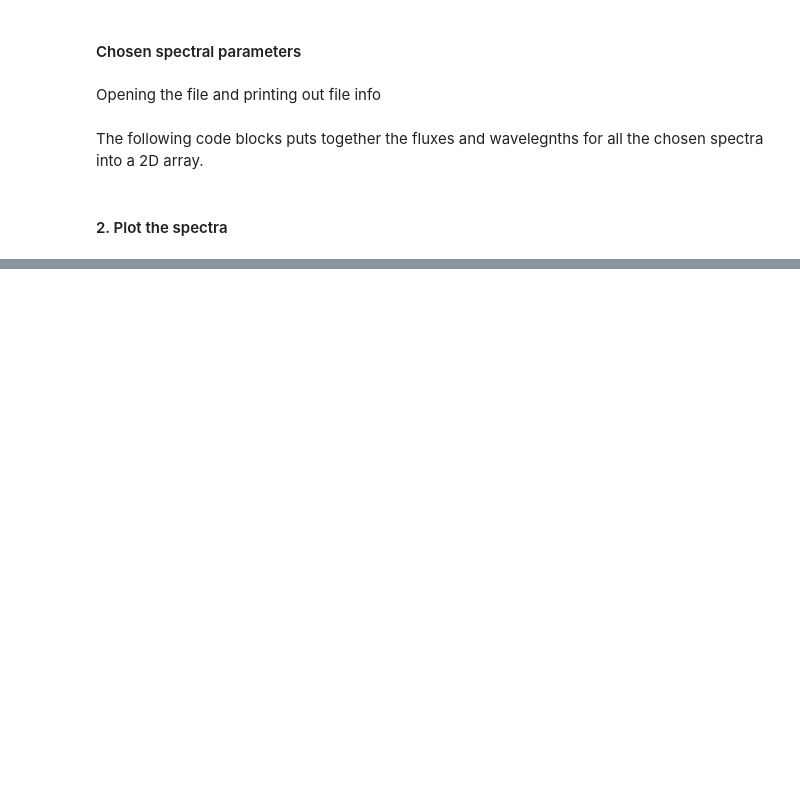
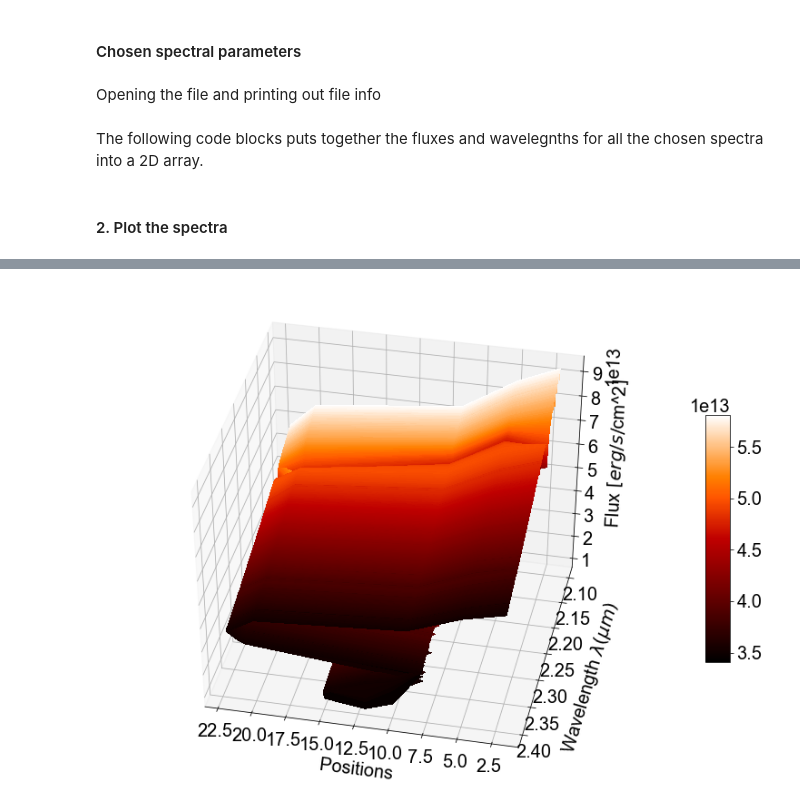
Before and after one commit to SoumyaShreeram/Slitless_spectroscopy, a Jupyter notebook: 01_Simulating_Spectra.ipynb, the cells around one changed output, grey strips where cells are left out. Cells and saved outputs as stored; diff of their text form; code cells hidden in the pictures; blank space fills up the shorter version.

```diff
--- a/01_Simulating_Spectra.ipynb
+++ b/01_Simulating_Spectra.ipynb
@@ -185,0 +242,30 @@ for i in range(num_spectra):
+# %%
+# chosing the K-band wavelength
+waves_k, idx = chooseKband(wave_len_arr2D, k_upper, k_lower)
+
+# defining the K-band flux
+flux_k2D = np.empty((0, len(waves_k)))
+flux_k2D = fluxKband(flux_arr2D, pos, flux_k2D, idx)
+
+positions_arr2D = np.empty((0, len(waves_k)))
+positions_arr2D = defineStarPositions(pos, positions_arr2D, waves_k)
+# %%
+fig = plt.figure(figsize=(14,10))
+ax = fig.gca(projection='3d')
+
+# convert Angstrom to micrometer
+waves_k_mu = []
+[waves_k_mu.append(waves/10000) for waves in waves_k]
+X, Y = np.meshgrid(pos, waves_k_mu)
+
+surf = ax.plot_surface(X, Y, np.transpose(flux_k2D), rstride=20, cstride=40, cmap=cm.gist_heat, linewidth=1, antialiased=False)
+
+# Add a color bar, axis properties
+fig.colorbar(surf, shrink=0.5, aspect=10)
+ax.set_xlabel('\n Positions' )
+ax.set_ylabel('\n \n Wavelength'+ r'$\ \lambda (\mu m)$ ')
+ax.set_zlabel('\n Flux'+r'$\ [erg/s/$cm^2$]$');
+ax.view_init(40, 102)
+plt.show()
+# %% [output]
+[figure, added]
```
Also changed, not shown: parts of 5 cells of this notebook.
